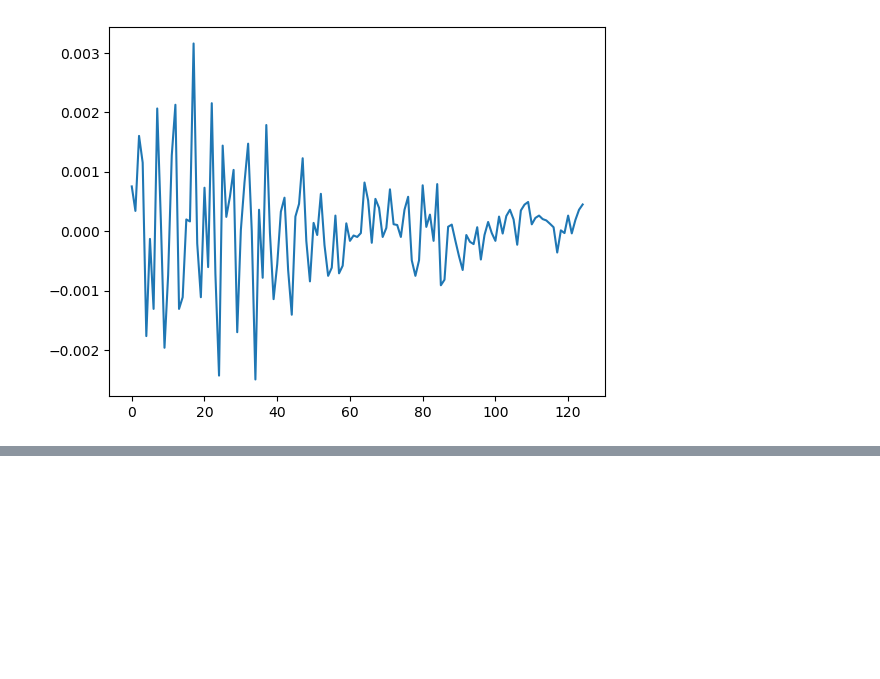
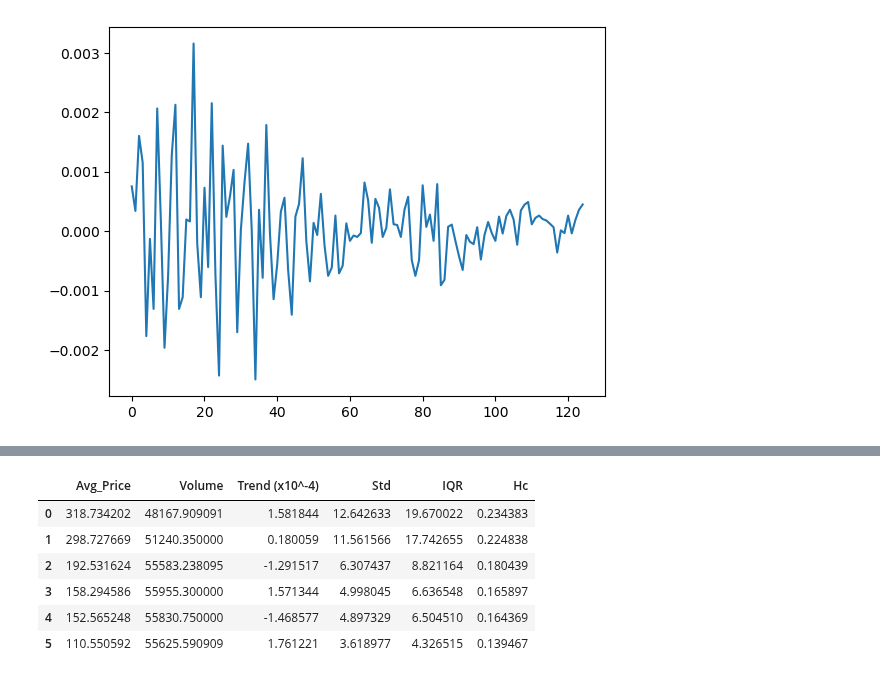
Before and after one commit to UoB-DSMP-2023-24/dsmp-2024-group-19, a Jupyter notebook: EDA/Monthly_Summary_Data.ipynb, the cells around one changed output, grey strips where cells are left out. Drawn from its saved outputs; the diff is of its cells as text; code cells hidden in the pictures; blank space fills up the shorter version.

```diff
--- a/EDA/Monthly_Summary_Data.ipynb
+++ b/EDA/Monthly_Summary_Data.ipynb
@@ -119,0 +121,18 @@ monthly_avg
+# %%
+# drop min and max
+monthly_avg = monthly_avg.drop(columns=["Min", "Max","Q25","Q50","Q75"])
+
+# make trend scientific format x10^-4
+monthly_avg["Trend"] = monthly_avg["Trend"] * 10000
+# rename to make it more clear
+monthly_avg = monthly_avg.rename(columns={"Trend": "Trend (x10^-4)"})
+# %%
+monthly_avg
+# %% [output]
+|  | Avg_Price | Volume | Trend (x10^-4) | Std | IQR | Hc |
+| 0 | 318.734202 | 48167.909091 | 1.581844 | 12.642633 | 19.670022 | 0.234383 |
+| 1 | 298.727669 | 51240.350000 | 0.180059 | 11.561566 | 17.742655 | 0.224838 |
+| 2 | 192.531624 | 55583.238095 | -1.291517 | 6.307437 | 8.821164 | 0.180439 |
+| 3 | 158.294586 | 55955.300000 | 1.571344 | 4.998045 | 6.636548 | 0.165897 |
+| 4 | 152.565248 | 55830.750000 | -1.468577 | 4.897329 | 6.504510 | 0.164369 |
+| 5 | 110.550592 | 55625.590909 | 1.761221 | 3.618977 | 4.326515 | 0.139467 |
```
Also changed, not shown: parts of 3 cells of this notebook, 2 other files.
